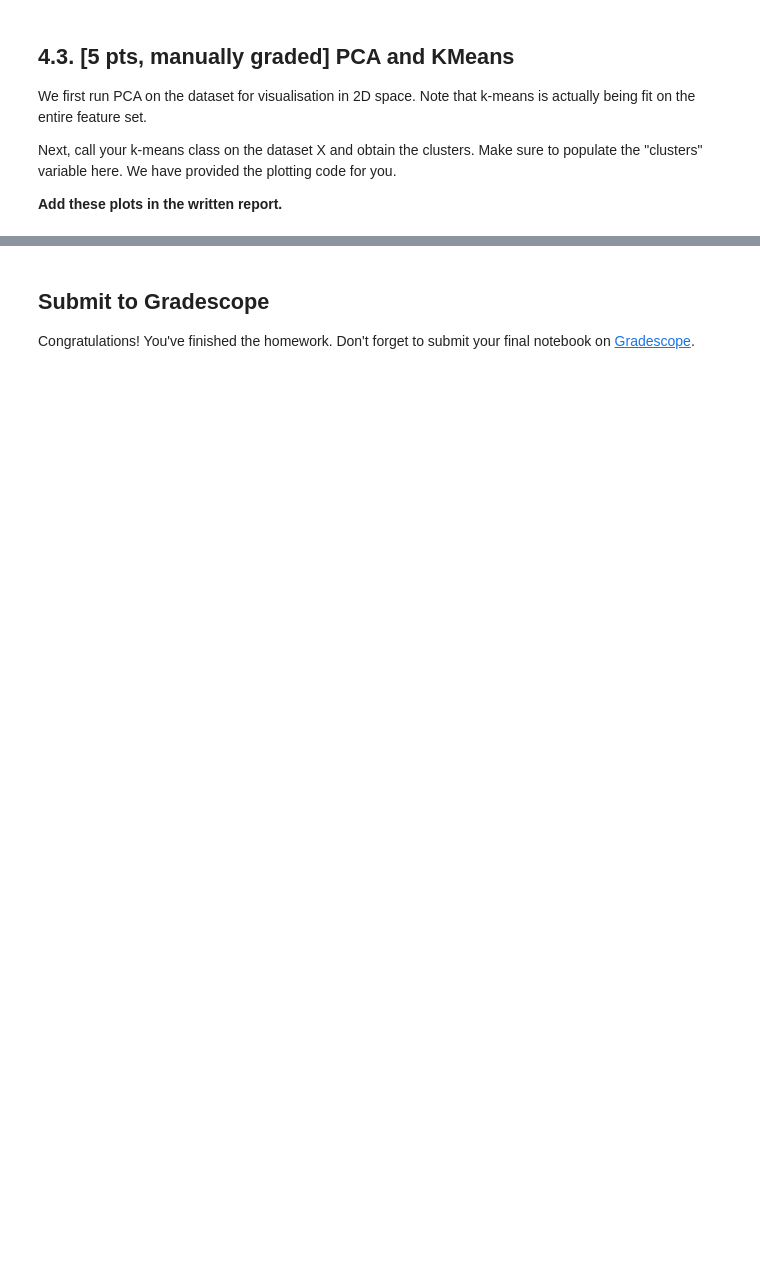
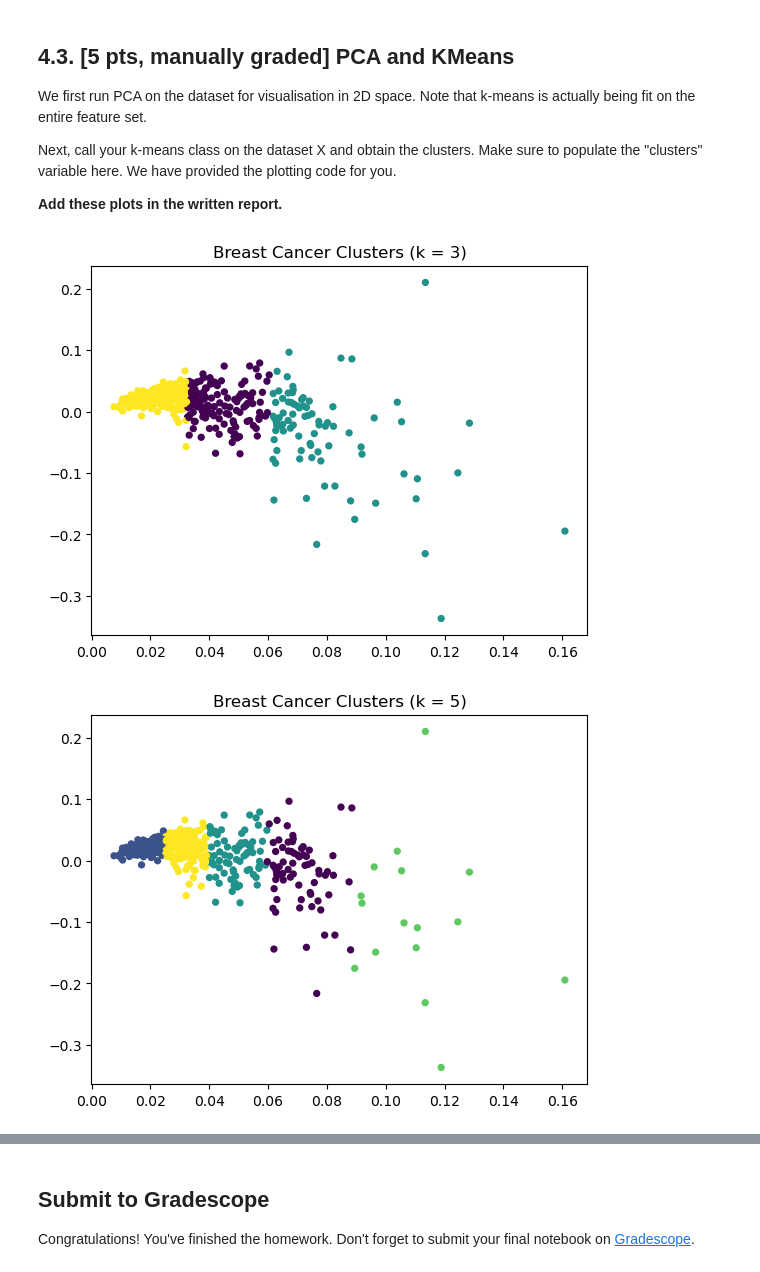
Before and after one commit to qihang-dai/Double-Machine-Learning, a Jupyter notebook: CIS519/hw4/hw4.ipynb, the cells around one changed output, grey strips where cells are left out. Cells and saved outputs as stored; diff of their text form; code cells hidden in the pictures; blank space fills up the shorter version.

```diff
--- a/CIS519/hw4/hw4.ipynb
+++ b/CIS519/hw4/hw4.ipynb
@@ -986,0 +1162,10 @@ In this section, we ask you to understand which features specifically in the dat
+# %%
+pca = PCA(n_components=4)
+pca.fit(data)
+
+feature_names = cancer.feature_names
+feature_importance = pca.components_
+
+for i in range(4):
+    pc_features = sorted(zip(feature_importance[i], feature_names), reverse=True)[:3]
+    print(f"Top 3 features contributing to PC{i+1}: {pc_features}")
@@ -994,18 +1184,22 @@ Next, call your k-means class on the dataset X and obtain the clusters. Make sur
 # %%
 if NOTEBOOK:
     # PCA for visualisation in 2D.
     pca = PCA(n_components = 2)
     v = pca.fit(np.transpose(X)).components_
 
     for k in [3,5,7,9, 11]:
 
         clusters = np.zeros(X.shape[0])
 
         ## TODO your code here ##
-        ...
-
+        clf = KMeans(n_clusters=k)
+        clf.fit(X)
+        clusters, centers, _ = clf.fit(X)
         ## TODO end ##
 
         plt.scatter(v[0], v[1], c=clusters, s=18)
         plt.title("Breast Cancer Clusters (k = "+str(k) + ")")
         plt.show()
+# %% [output]
+[figure, added]
+[figure, added]
```
Also changed, not shown: parts of 35 cells of this notebook, 9 other files.
